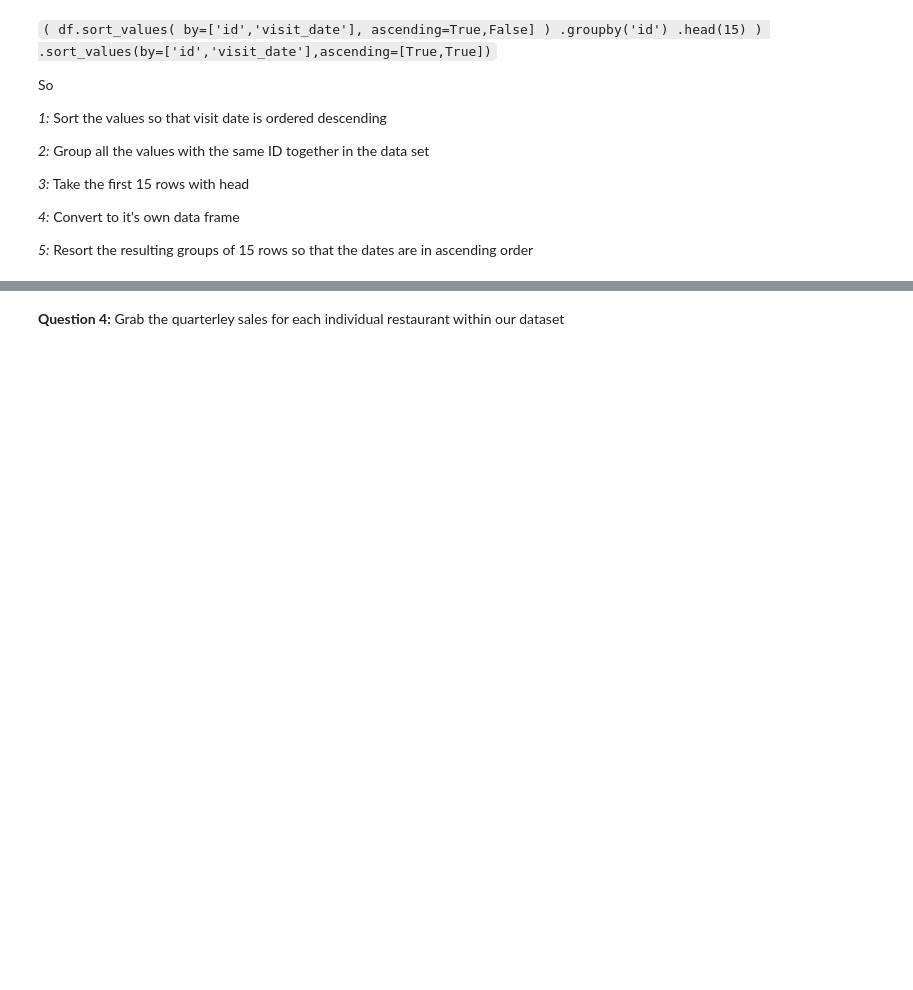
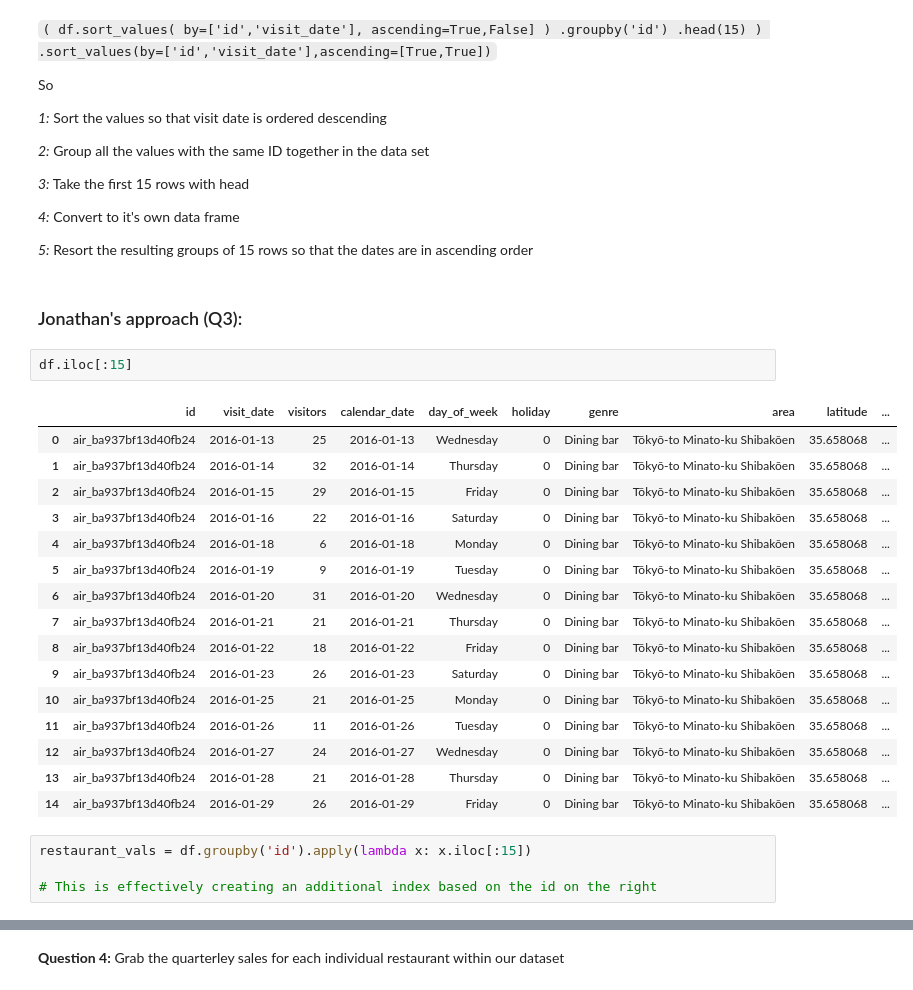
Before and after one commit to Lothdyn/my-1019-repo, a Jupyter notebook: ClassMaterial/Unit2/Class7/Labs/Pandas Lab -- Grouping & Merging .ipynb, the cells around one changed output, grey strips where cells are left out. Saved outputs shown, nothing was run; the diff lists cells and outputs as text; blank space fills up the shorter version.

```diff
--- a/ClassMaterial/Unit2/Class7/Labs/Pandas Lab -- Grouping & Merging .ipynb
+++ b/ClassMaterial/Unit2/Class7/Labs/Pandas Lab -- Grouping & Merging .ipynb
@@ -290,3 +290,28 @@ So
 *4:* Convert to it's own data frame
 
 *5:* Resort the resulting groups of 15 rows so that the dates are in ascending order
+# %% [markdown]
+### Jonathan's approach (Q3):
+# %%
+df.iloc[:15]
+# %% [output]
+|  | id | visit_date | visitors | calendar_date | day_of_week | holiday | genre | area | latitude | ... |
+| 0 | air_ba937bf13d40fb24 | 2016-01-13 | 25 | 2016-01-13 | Wednesday | 0 | Dining bar | Tōkyō-to Minato-ku Shibakōen | 35.658068 | ... |
+| 1 | air_ba937bf13d40fb24 | 2016-01-14 | 32 | 2016-01-14 | Thursday | 0 | Dining bar | Tōkyō-to Minato-ku Shibakōen | 35.658068 | ... |
+| 2 | air_ba937bf13d40fb24 | 2016-01-15 | 29 | 2016-01-15 | Friday | 0 | Dining bar | Tōkyō-to Minato-ku Shibakōen | 35.658068 | ... |
+| 3 | air_ba937bf13d40fb24 | 2016-01-16 | 22 | 2016-01-16 | Saturday | 0 | Dining bar | Tōkyō-to Minato-ku Shibakōen | 35.658068 | ... |
+| 4 | air_ba937bf13d40fb24 | 2016-01-18 | 6 | 2016-01-18 | Monday | 0 | Dining bar | Tōkyō-to Minato-ku Shibakōen | 35.658068 | ... |
+| 5 | air_ba937bf13d40fb24 | 2016-01-19 | 9 | 2016-01-19 | Tuesday | 0 | Dining bar | Tōkyō-to Minato-ku Shibakōen | 35.658068 | ... |
+| 6 | air_ba937bf13d40fb24 | 2016-01-20 | 31 | 2016-01-20 | Wednesday | 0 | Dining bar | Tōkyō-to Minato-ku Shibakōen | 35.658068 | ... |
+| 7 | air_ba937bf13d40fb24 | 2016-01-21 | 21 | 2016-01-21 | Thursday | 0 | Dining bar | Tōkyō-to Minato-ku Shibakōen | 35.658068 | ... |
+| 8 | air_ba937bf13d40fb24 | 2016-01-22 | 18 | 2016-01-22 | Friday | 0 | Dining bar | Tōkyō-to Minato-ku Shibakōen | 35.658068 | ... |
+| 9 | air_ba937bf13d40fb24 | 2016-01-23 | 26 | 2016-01-23 | Saturday | 0 | Dining bar | Tōkyō-to Minato-ku Shibakōen | 35.658068 | ... |
+| 10 | air_ba937bf13d40fb24 | 2016-01-25 | 21 | 2016-01-25 | Monday | 0 | Dining bar | Tōkyō-to Minato-ku Shibakōen | 35.658068 | ... |
+| 11 | air_ba937bf13d40fb24 | 2016-01-26 | 11 | 2016-01-26 | Tuesday | 0 | Dining bar | Tōkyō-to Minato-ku Shibakōen | 35.658068 | ... |
+| 12 | air_ba937bf13d40fb24 | 2016-01-27 | 24 | 2016-01-27 | Wednesday | 0 | Dining bar | Tōkyō-to Minato-ku Shibakōen | 35.658068 | ... |
+| 13 | air_ba937bf13d40fb24 | 2016-01-28 | 21 | 2016-01-28 | Thursday | 0 | Dining bar | Tōkyō-to Minato-ku Shibakōen | 35.658068 | ... |
+| 14 | air_ba937bf13d40fb24 | 2016-01-29 | 26 | 2016-01-29 | Friday | 0 | Dining bar | Tōkyō-to Minato-ku Shibakōen | 35.658068 | ... |
+# %%
+restaurant_vals = df.groupby('id').apply(lambda x: x.iloc[:15])
+
+# This is effectively creating an additional index based on the id on the right
```
Also changed, not shown: parts of 34 cells of this notebook, 1 other file.
